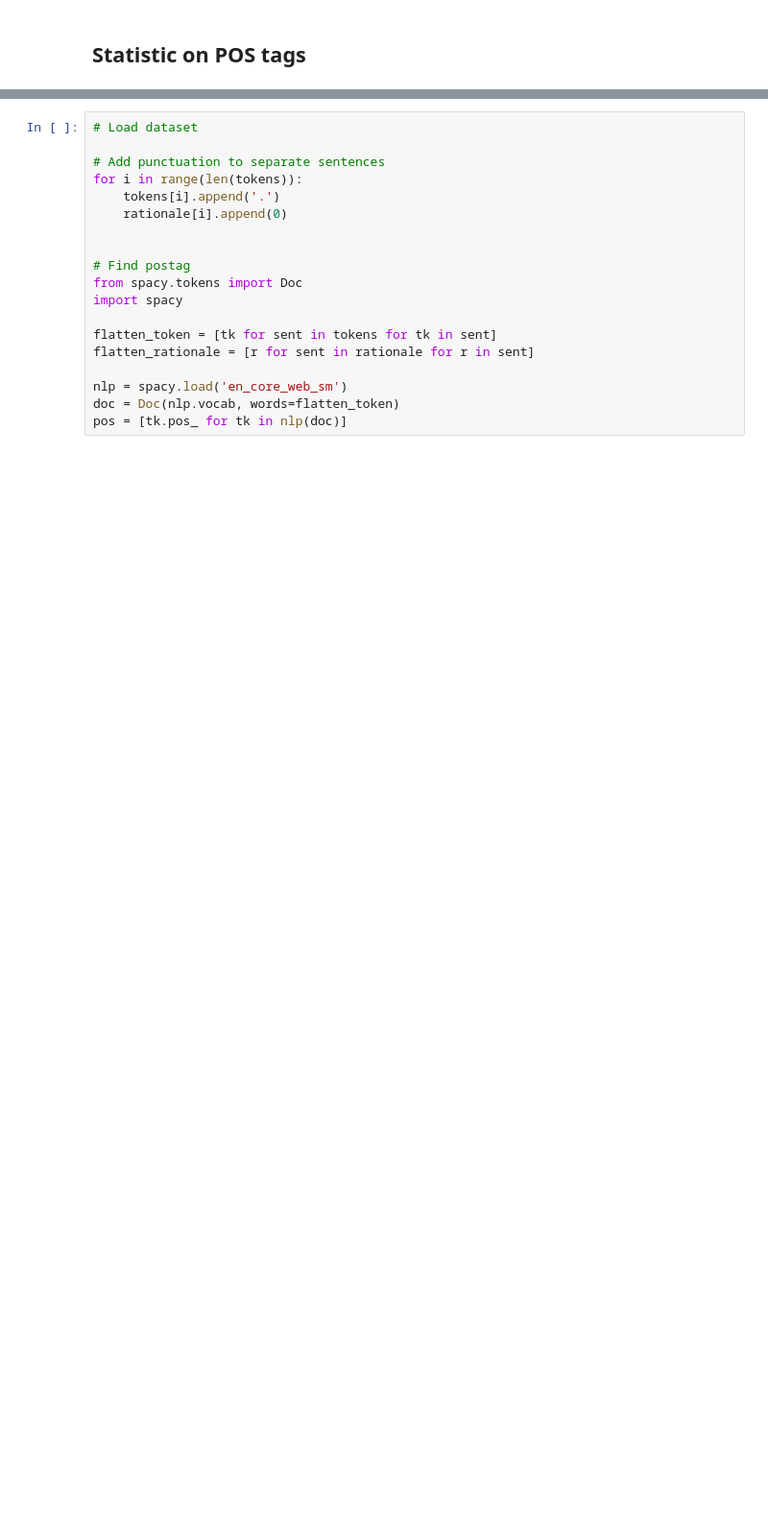
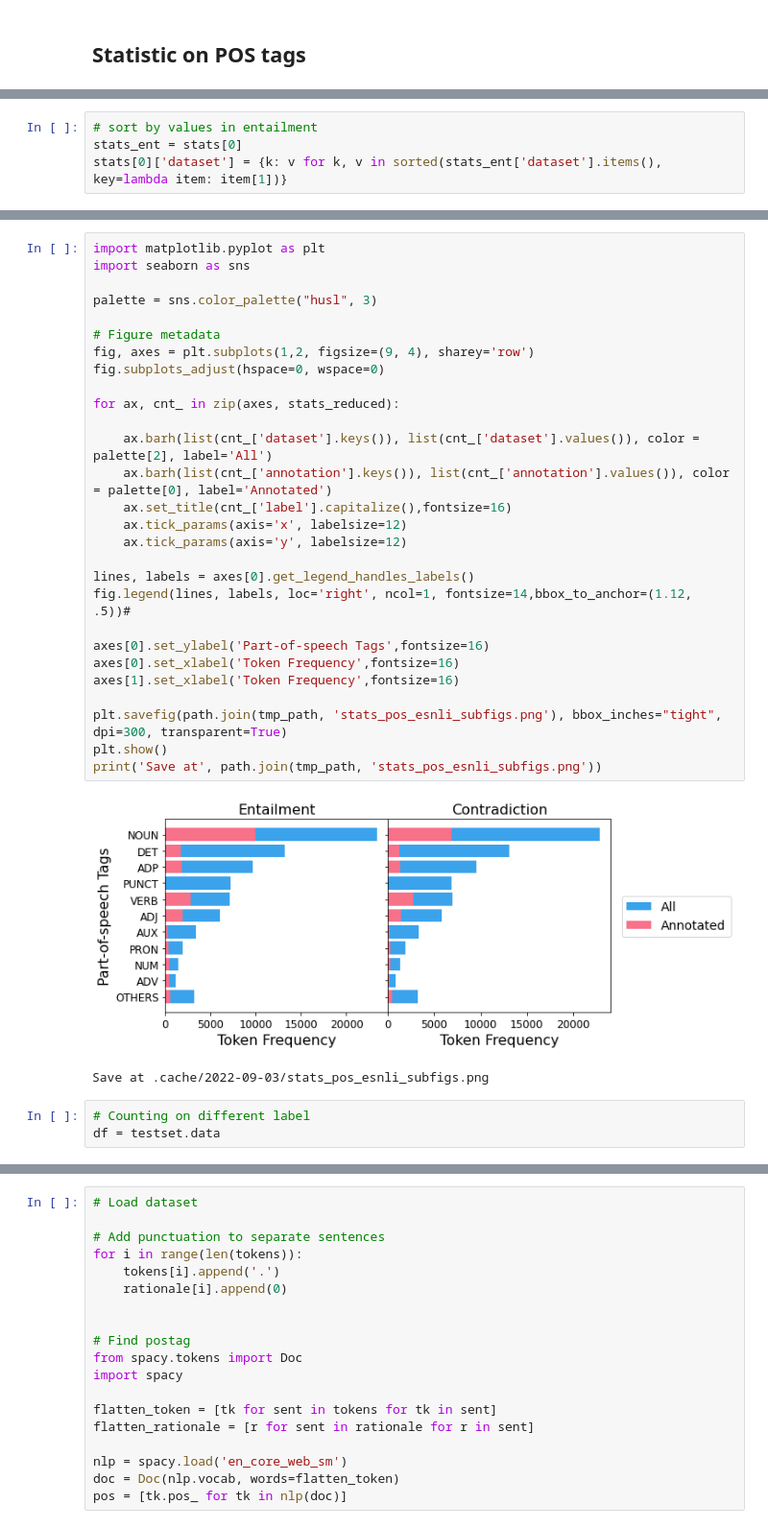
Before and after one commit to Kihansi95/ExplanationPairSentencesTasks, a Jupyter notebook: notebooks/2022-09-03 Esnli.ipynb, the cells around one changed output, grey strips where cells are left out. Shown: that part at 96% size. Cells and saved outputs as stored; diff of their text form; blank space fills up the shorter version.

```diff
--- a/notebooks/2022-09-03 Esnli.ipynb
+++ b/notebooks/2022-09-03 Esnli.ipynb
@@ -157,0 +333,4 @@ Length: 9824, dtype: object
+# %%
+# sort by values in entailment
+stats_ent = stats[0]
+stats[0]['dataset'] = {k: v for k, v in sorted(stats_ent['dataset'].items(), key=lambda item: item[1])}
@@ -157,0 +400,34 @@ Length: 9824, dtype: object
+# %%
+import matplotlib.pyplot as plt
+import seaborn as sns
+
+palette = sns.color_palette("husl", 3)
+
+# Figure metadata
+fig, axes = plt.subplots(1,2, figsize=(9, 4), sharey='row')
+fig.subplots_adjust(hspace=0, wspace=0)
+
+for ax, cnt_ in zip(axes, stats_reduced):
+
+    ax.barh(list(cnt_['dataset'].keys()), list(cnt_['dataset'].values()), color = palette[2], label='All')
+    ax.barh(list(cnt_['annotation'].keys()), list(cnt_['annotation'].values()), color = palette[0], label='Annotated')
+    ax.set_title(cnt_['label'].capitalize(),fontsize=16)
+    ax.tick_params(axis='x', labelsize=12)
+    ax.tick_params(axis='y', labelsize=12)
+
+lines, labels = axes[0].get_legend_handles_labels()
+fig.legend(lines, labels, loc='right', ncol=1, fontsize=14,bbox_to_anchor=(1.12, .5))#
+
+axes[0].set_ylabel('Part-of-speech Tags',fontsize=16)
+axes[0].set_xlabel('Token Frequency',fontsize=16)
+axes[1].set_xlabel('Token Frequency',fontsize=16)
+
+plt.savefig(path.join(tmp_path, 'stats_pos_esnli_subfigs.png'), bbox_inches="tight", dpi=300, transparent=True)
+plt.show()
+print('Save at', path.join(tmp_path, 'stats_pos_esnli_subfigs.png'))
+# %% [output]
+[figure, added]
+Save at .cache/2022-09-03/stats_pos_esnli_subfigs.png
+# %%
+# Counting on different label
+df = testset.data
```
Also changed, not shown: parts of 30 cells of this notebook, 27 other files.
